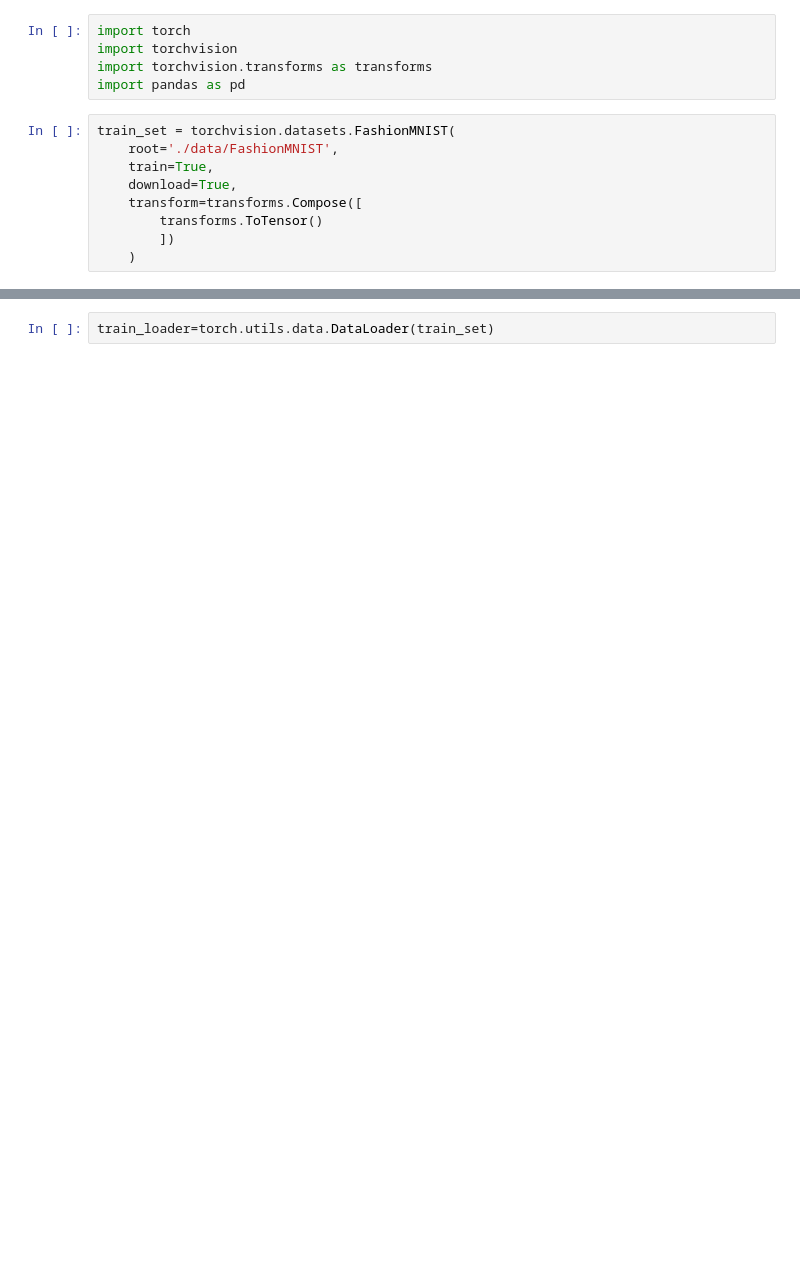
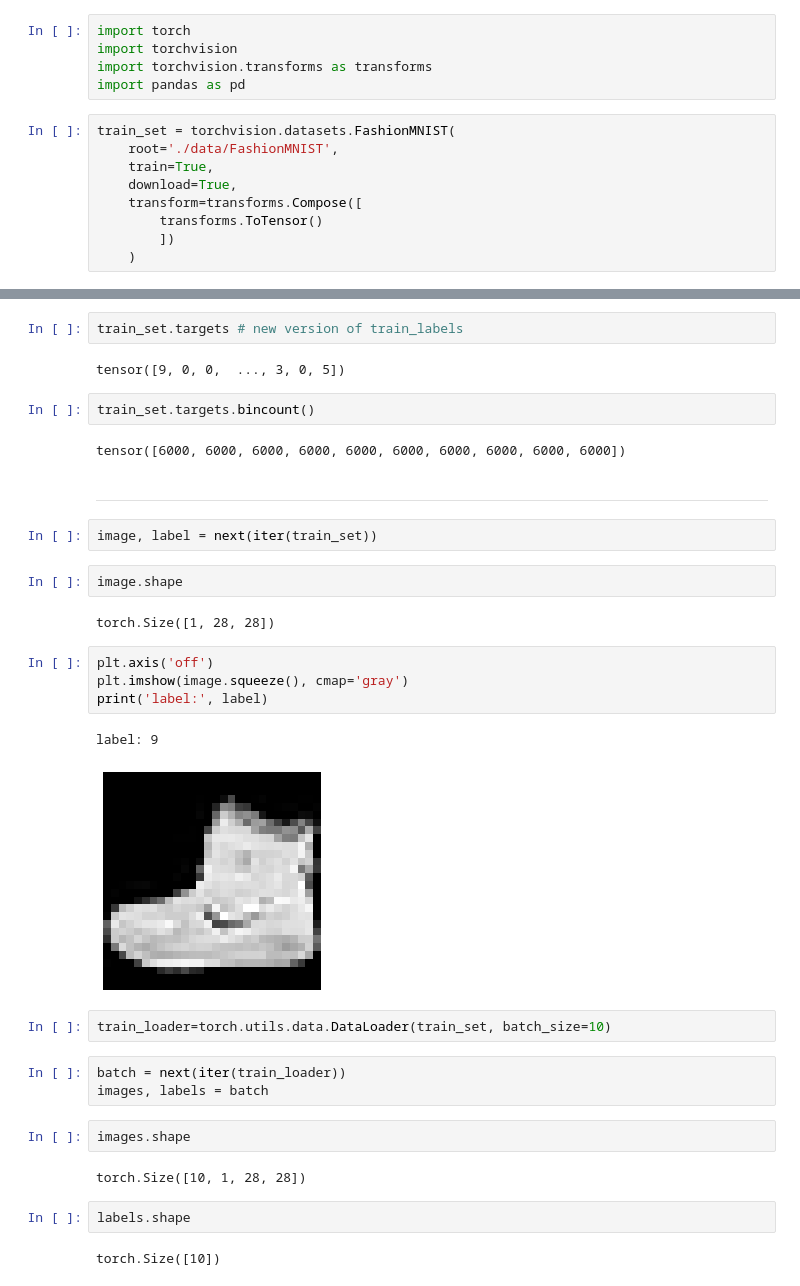
Before and after one commit to cdoria7/Fashion-MNIST, a Jupyter notebook: Fashion_MNIST.ipynb, the cells around one changed output, grey strips where cells are left out. Drawn from its saved outputs; the diff is of its cells as text; blank space fills up the shorter version.

```diff
--- a/Fashion_MNIST.ipynb
+++ b/Fashion_MNIST.ipynb
@@ -17,2 +29,36 @@ train_set = torchvision.datasets.FashionMNIST(
+# %%
+train_set.targets # new version of train_labels
+# %% [output]
+tensor([9, 0, 0,  ..., 3, 0, 5])
+# %%
+train_set.targets.bincount()
+# %% [output]
+tensor([6000, 6000, 6000, 6000, 6000, 6000, 6000, 6000, 6000, 6000])
+# %% [markdown]
+---
+# %%
+image, label = next(iter(train_set))
+# %%
+image.shape
+# %% [output]
+torch.Size([1, 28, 28])
+# %%
+plt.axis('off')
+plt.imshow(image.squeeze(), cmap='gray')
+print('label:', label)
+# %% [output]
+label: 9
+[figure, added]
 # %%
-train_loader=torch.utils.data.DataLoader(train_set)
+train_loader=torch.utils.data.DataLoader(train_set, batch_size=10)
+# %%
+batch = next(iter(train_loader))
+images, labels = batch
+# %%
+images.shape
+# %% [output]
+torch.Size([10, 1, 28, 28])
+# %%
+labels.shape
+# %% [output]
+torch.Size([10])
```
Also changed, not shown: parts of 9 cells of this notebook.
